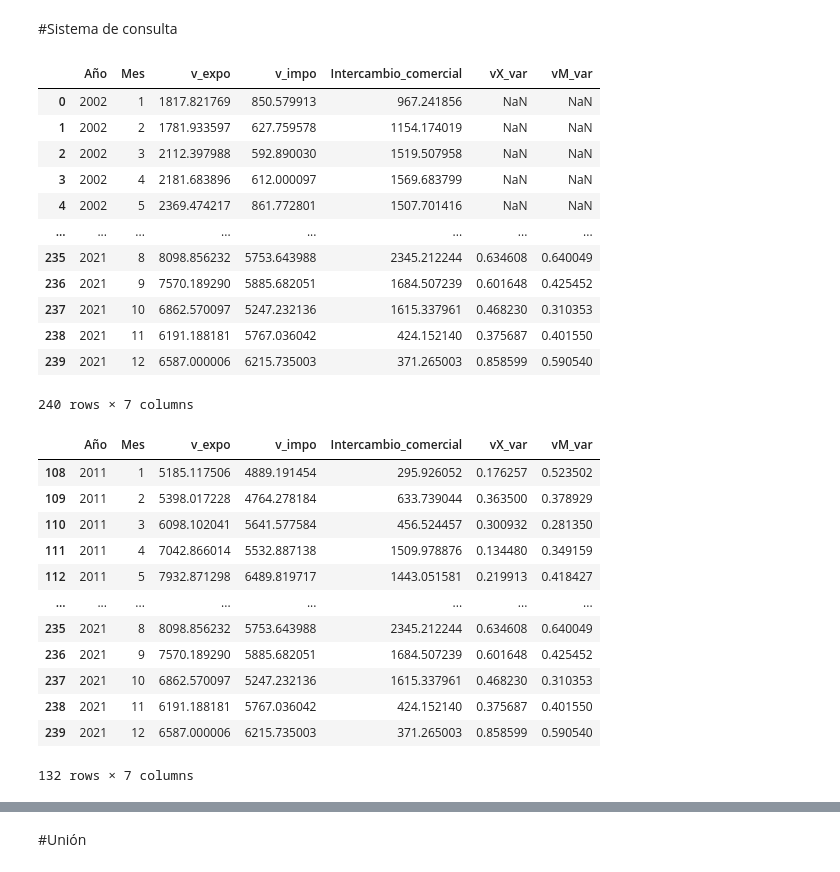
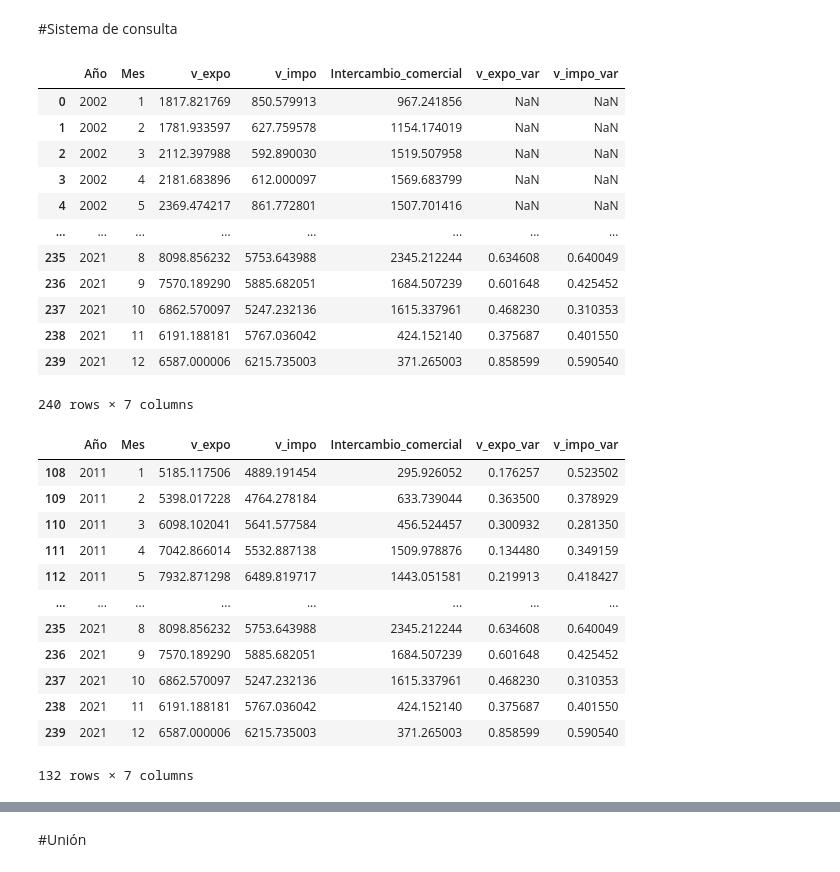
Before and after one commit to LucaGelmini/notebooks_indec, a Jupyter notebook: Estacionalidad/Estacionalidad-final.ipynb, the cells around one changed output, grey strips where cells are left out. Drawn from its saved outputs; the diff is of its cells as text; code cells hidden in the pictures.

```diff
--- a/Estacionalidad/Estacionalidad-final.ipynb
+++ b/Estacionalidad/Estacionalidad-final.ipynb
@@ -229,38 +229,38 @@ with open(Intercambio_comercial, 'r') as temp_f:
     col_count = [ len(l.split(",")) for l in temp_f.readlines() ]
 
 ### Generate column names  (names will be 0, 1, 2, ..., maximum columns - 1)
 column_names = ['Año', 'Mes', 'v_expo', 'v_impo','Intercambio_comercial']
 
 ### Read csv
 df_consulta = pd.read_csv(Intercambio_comercial, header=None, delimiter=";", names=column_names, skiprows = 1)
 
 #se agregan columnas con la variacion interanual
 
 #primero tenemos que convertir los valores del csv a float porque los toma como strings
 #asi que en primer lugar hay que reemplazar las comas por puntos, sino se vuelve loco
 
 df_consulta.v_expo = [x.replace(',', '.') for x in df_consulta.v_expo]
 df_consulta.v_impo = [x.replace(',', '.') for x in df_consulta.v_impo]
 df_consulta.Intercambio_comercial = [x.replace(',', '.') for x in df_consulta.Intercambio_comercial]
 
 df_consulta.v_expo = df_consulta.v_expo.astype(float)
 df_consulta.v_impo = df_consulta.v_impo.astype(float)
 df_consulta.Intercambio_comercial = df_consulta.Intercambio_comercial.astype(float)
 
-vX_var =df_consulta.v_expo.pct_change(periods=12, fill_method='bfill')
-vM_var =df_consulta.v_impo.pct_change(periods=12, fill_method='bfill')
+v_expo_var =df_consulta.v_expo.pct_change(periods=12, fill_method='bfill')
+v_impo_var =df_consulta.v_impo.pct_change(periods=12, fill_method='bfill')
 
-df_consulta['vX_var']= vX_var
-df_consulta['vM_var']= vM_var
+df_consulta['v_expo_var']= v_expo_var
+df_consulta['v_impo_var']= v_impo_var
 
 #divido los valores por un millon porque nos manejamos por millones de dolares
 df_consulta.v_expo = [x/1000000 for x in df_consulta.v_expo]
 df_consulta.v_impo = [x/1000000  for x in df_consulta.v_impo]
 df_consulta.Intercambio_comercial = [x/1000000  for x in df_consulta.Intercambio_comercial]
 
 df_consulta
 # %% [output]
-|  | Año | Mes | v_expo | v_impo | Intercambio_comercial | vX_var | vM_var |
+|  | Año | Mes | v_expo | v_impo | Intercambio_comercial | v_expo_var | v_impo_var |
 | 0 | 2002 | 1 | 1817.821769 | 850.579913 | 967.241856 | NaN | NaN |
 | 1 | 2002 | 2 | 1781.933597 | 627.759578 | 1154.174019 | NaN | NaN |
 | 2 | 2002 | 3 | 2112.397988 | 592.890030 | 1519.507958 | NaN | NaN |
@@ -278,7 +278,7 @@ df_consulta
 df_consulta_fil= df_consulta.loc[(df_consulta['Año'] >= desde)&(df_consulta['Año'] <= hasta)]
 df_consulta_fil
 # %% [output]
-|  | Año | Mes | v_expo | v_impo | Intercambio_comercial | vX_var | vM_var |
+|  | Año | Mes | v_expo | v_impo | Intercambio_comercial | v_expo_var | v_impo_var |
 | 108 | 2011 | 1 | 5185.117506 | 4889.191454 | 295.926052 | 0.176257 | 0.523502 |
 | 109 | 2011 | 2 | 5398.017228 | 4764.278184 | 633.739044 | 0.363500 | 0.378929 |
 | 110 | 2011 | 3 | 6098.102041 | 5641.577584 | 456.524457 | 0.300932 | 0.281350 |
```
Also changed, not shown: parts of 10 cells of this notebook, 2 other files.
